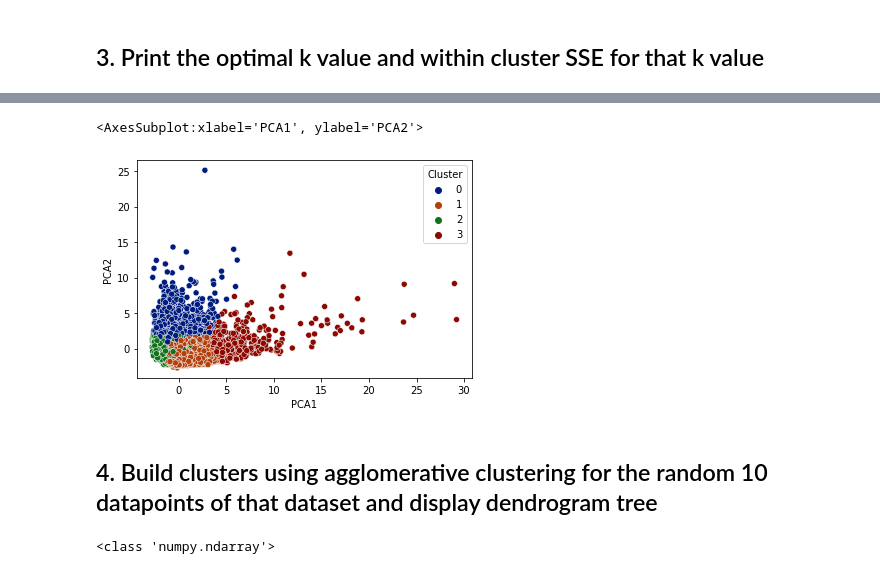
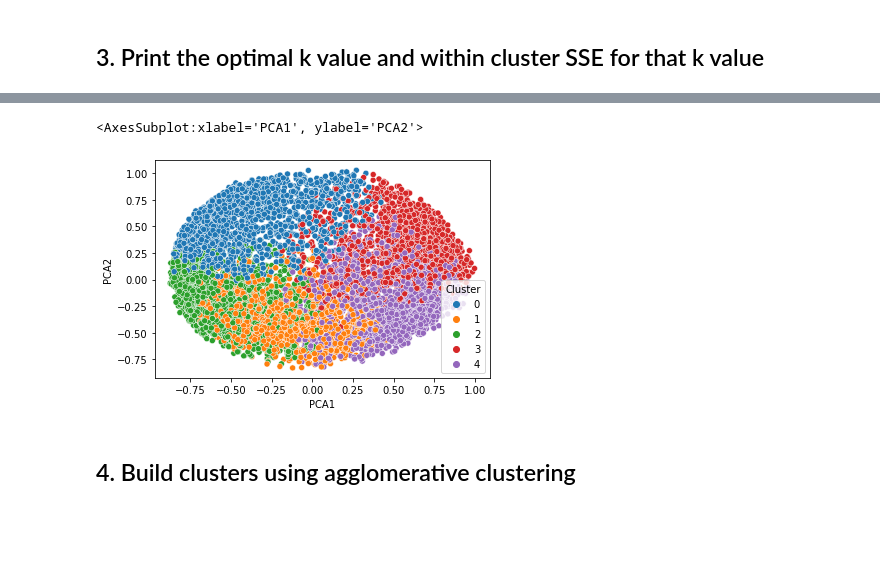
Before and after one commit to domnicraj123/market-segmentation, a Jupyter notebook: Market Segmentation.ipynb, the cells around one changed output, grey strips where cells are left out. Saved outputs shown, nothing was run; the diff lists cells and outputs as text; code cells hidden in the pictures; blank space fills up the shorter version.

```diff
--- a/Market Segmentation.ipynb
+++ b/Market Segmentation.ipynb
@@ -91,3 +94,4 @@ df.dropna(inplace=True)
 # %%
-from sklearn.preprocessing import StandardScaler
-scaler = StandardScaler()
+from sklearn.preprocessing import StandardScaler, normalize
+X = StandardScaler().fit_transform(X)
+X = normalize(X)
@@ -101,5 +98,3 @@ scalar = StandardScaler()
-# %%
-X = scalar.fit_transform(X)
 # %%
 X = pd.DataFrame(X,columns=col)
 X.head()
@@ -179,5 +174,5 @@ sns.lineplot(x=k,y=i,).set(xlabel="no. of cluster",ylabel="WCSS")
 # %%
-km_op = KMeans(n_clusters=4)
+km_op = KMeans(n_clusters=5)
 km_op.fit(X)
 km_op.inertia_
 # %% [output]
@@ -185,11 +180,11 @@ km_op.inertia_
 # %%
-res_op = pca_df.copy()
+km_res_op = pca_df.copy()
 km_op_pred = km_op.predict(X)
-res_op['Cluster'] = km_op_pred
+km_res_op['Cluster'] = km_op_pred
 # %%
-sns.scatterplot(x='PCA1',y='PCA2',data=res_op,hue='Cluster',palette='dark')
+sns.scatterplot(x='PCA1',y='PCA2',data=km_res_op,hue='Cluster',palette='tab10')
 # %% [output]
 <AxesSubplot:xlabel='PCA1', ylabel='PCA2'>
-[figure, old version]
+[figure, new version]
 # %% [markdown]
-## 4. Build clusters using agglomerative clustering for the random 10 datapoints of that dataset and display dendrogram tree
+## 4. Build clusters using agglomerative clustering
@@ -199,10 +190,0 @@ X1 = df1.iloc[:,1:]
-# %%
-from sklearn.preprocessing import StandardScaler, normalize
-
-scaler = StandardScaler()
-X_scaler1 = scaler.fit_transform(X1)
-
-X_normalize = normalize(X_scaler1)
-print(type(X_normalize))
-# %% [output]
-<class 'numpy.ndarray'>
```
Also changed, not shown: parts of 20 cells of this notebook.
